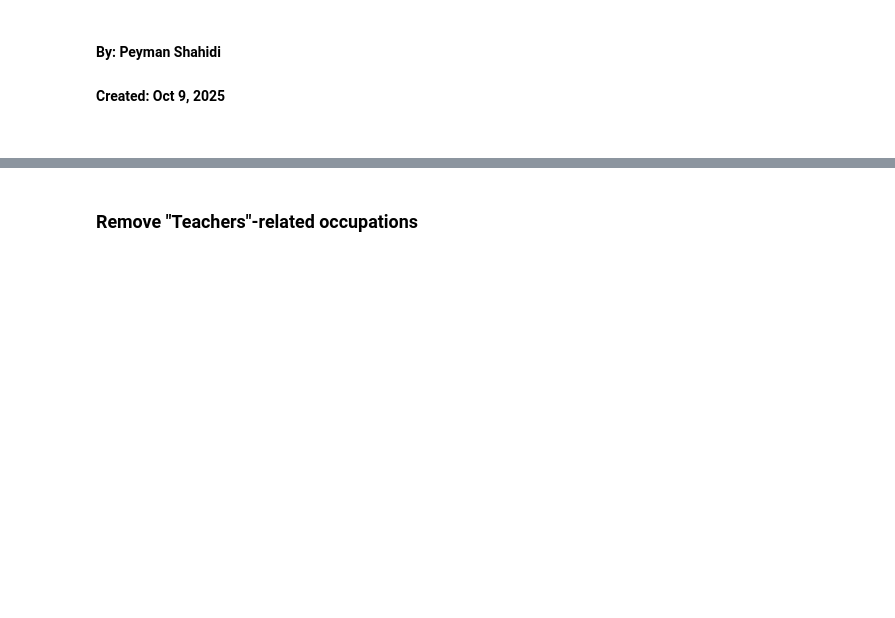
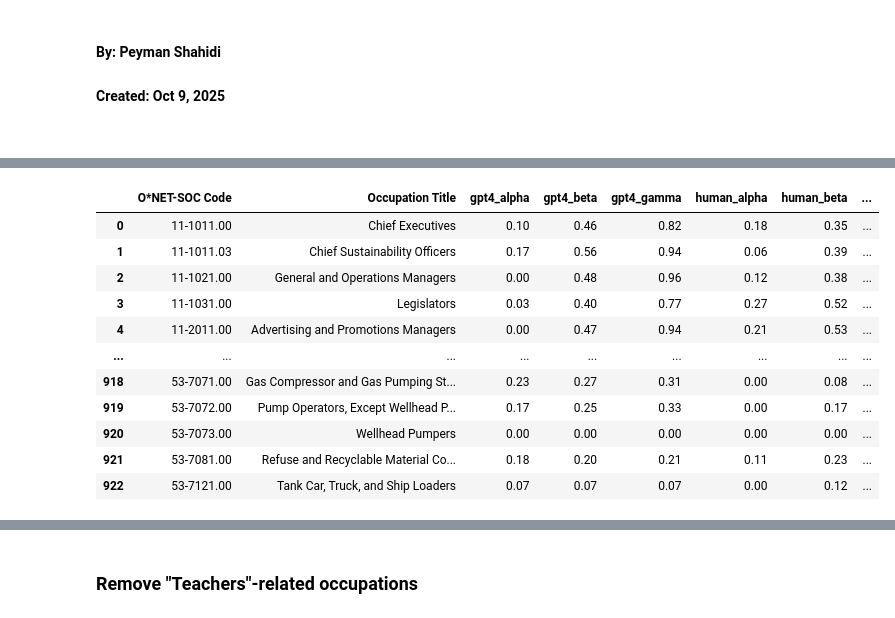
Before and after one commit to johnjosephhorton/rubin, a Jupyter notebook: agentic_ai/onet_gpt_exposure.ipynb, the cells around one changed output, grey strips where cells are left out. Drawn from its saved outputs; the diff is of its cells as text; code cells hidden in the pictures; blank space fills up the shorter version.

Commit message:
modified to make consistent with updated ONET data input

```diff
--- a/agentic_ai/onet_gpt_exposure.ipynb
+++ b/agentic_ai/onet_gpt_exposure.ipynb
@@ -121,0 +68,16 @@ gpts_df
+# %%
+# Load GPTs are GPTs full label dataset
+gpts_full_labels = pd.read_csv(f'{input_data_path}/GPTs-are-GPTs-main/data/full_labelset.tsv', sep="\t")
+# Drop the first column
+gpts_full_labels = gpts_full_labels.drop(gpts_full_labels.columns[:1], axis=1)
+
+# Convert Task ID to integer
+gpts_full_labels['Task ID'] = gpts_full_labels['Task ID'].astype(int)
+
+# Rename columns
+gpts_full_labels = gpts_full_labels.rename(columns={
+    'Task': 'Task Title',
+    'Title': 'Occupation Title'
+})
+
+gpts_full_labels.head(5)
@@ -121,0 +91,52 @@ gpts_df
+# %%
+# Reconstruct the occ_level exposure dataset from the original paper
+def compute_exposure_shares(df, exposure_col, prefix):
+    # Weight core vs. supplemental tasks (if column exists)
+    df["task_weight"] = df["Task Type"].map({"Core": 1.0, "Supplemental": 0.5}).fillna(1.0)
+
+    # One-hot exposure indicators
+    df[f"{prefix}_E1"] = (df[exposure_col] == "E1").astype(int)
+    df[f"{prefix}_E2"] = (df[exposure_col] == "E2").astype(int)
+
+    # Weighted shares per occupation
+    occ_level = (
+        df.groupby(["O*NET-SOC Code", "Occupation Title"])
+        .apply(lambda x: pd.Series({
+            f"{prefix}_E1_share": (x[f"{prefix}_E1"] * x["task_weight"]).sum() / x["task_weight"].sum(),
+            f"{prefix}_E2_share": (x[f"{prefix}_E2"] * x["task_weight"]).sum() / x["task_weight"].sum(),
+        }))
+        .reset_index()
+    )
+
+    # Composite measures
+    occ_level[f"{prefix}_E1_plus_halfE2"] = occ_level[f"{prefix}_E1_share"] + 0.5 * occ_level[f"{prefix}_E2_share"]
+    occ_level[f"{prefix}_E1_plus_E2"]     = occ_level[f"{prefix}_E1_share"] + occ_level[f"{prefix}_E2_share"]
+
+    occ_level = occ_level.drop(columns=[f'{prefix}_E2_share'])
+
+    occ_level = occ_level.rename(columns={'gpt4_E1_share': 'gpt4_alpha',
+                                          'gpt4_E1_plus_halfE2': 'gpt4_beta',
+                                          'gpt4_E1_plus_E2': 'gpt4_gamma',
+                                          'human_E1_share': 'human_alpha',
+                                          'human_E1_plus_halfE2': 'human_beta',
+                                          'human_E1_plus_E2': 'human_gamma'})
+
+    return occ_level
+
+
+# Compute exposure shares for GPT-4 and human ratings
+gpt4_exposure_scores = compute_exposure_shares(gpts_full_labels, "gpt4_exposure", "gpt4")
+human_exposure_scores = compute_exposure_shares(gpts_full_labels, "human_labels", "human")
+
+# Merge GPT-4 and human exposure scores on occupation code and title
+exposure_scores_combined = pd.merge(gpt4_exposure_scores, human_exposure_scores,
+                                     on=["O*NET-SOC Code", "Occupation Title"])
+
+# Save the combined exposure scores to CSV
+exposure_scores_combined.to_csv(f'{output_data_path}/exposure_scores_combined.csv', index=False)
+print(f"Saved combined exposure scores to: {output_data_path}/exposure_scores_combined.csv")
+print(f"Number of occupations: {len(exposure_scores_combined)}")
+
+# Display the results
+exposure_scores_combined
+# %% [output]
@@ -121,0 +145,12 @@ gpts_df
+|  | O*NET-SOC Code | Occupation Title | gpt4_alpha | gpt4_beta | gpt4_gamma | human_alpha | human_beta | ... |
+| 0 | 11-1011.00 | Chief Executives | 0.10 | 0.46 | 0.82 | 0.18 | 0.35 | ... |
+| 1 | 11-1011.03 | Chief Sustainability Officers | 0.17 | 0.56 | 0.94 | 0.06 | 0.39 | ... |
+| 2 | 11-1021.00 | General and Operations Managers | 0.00 | 0.48 | 0.96 | 0.12 | 0.38 | ... |
+| 3 | 11-1031.00 | Legislators | 0.03 | 0.40 | 0.77 | 0.27 | 0.52 | ... |
+| 4 | 11-2011.00 | Advertising and Promotions Managers | 0.00 | 0.47 | 0.94 | 0.21 | 0.53 | ... |
+| ... | ... | ... | ... | ... | ... | ... | ... | ... |
+| 918 | 53-7071.00 | Gas Compressor and Gas Pumping St... | 0.23 | 0.27 | 0.31 | 0.00 | 0.08 | ... |
+| 919 | 53-7072.00 | Pump Operators, Except Wellhead P... | 0.17 | 0.25 | 0.33 | 0.00 | 0.17 | ... |
+| 920 | 53-7073.00 | Wellhead Pumpers | 0.00 | 0.00 | 0.00 | 0.00 | 0.00 | ... |
+| 921 | 53-7081.00 | Refuse and Recyclable Material Co... | 0.18 | 0.20 | 0.21 | 0.11 | 0.23 | ... |
+| 922 | 53-7121.00 | Tank Car, Truck, and Ship Loaders | 0.07 | 0.07 | 0.07 | 0.00 | 0.12 | ... |
```
Also changed, not shown: parts of 17 cells of this notebook.
